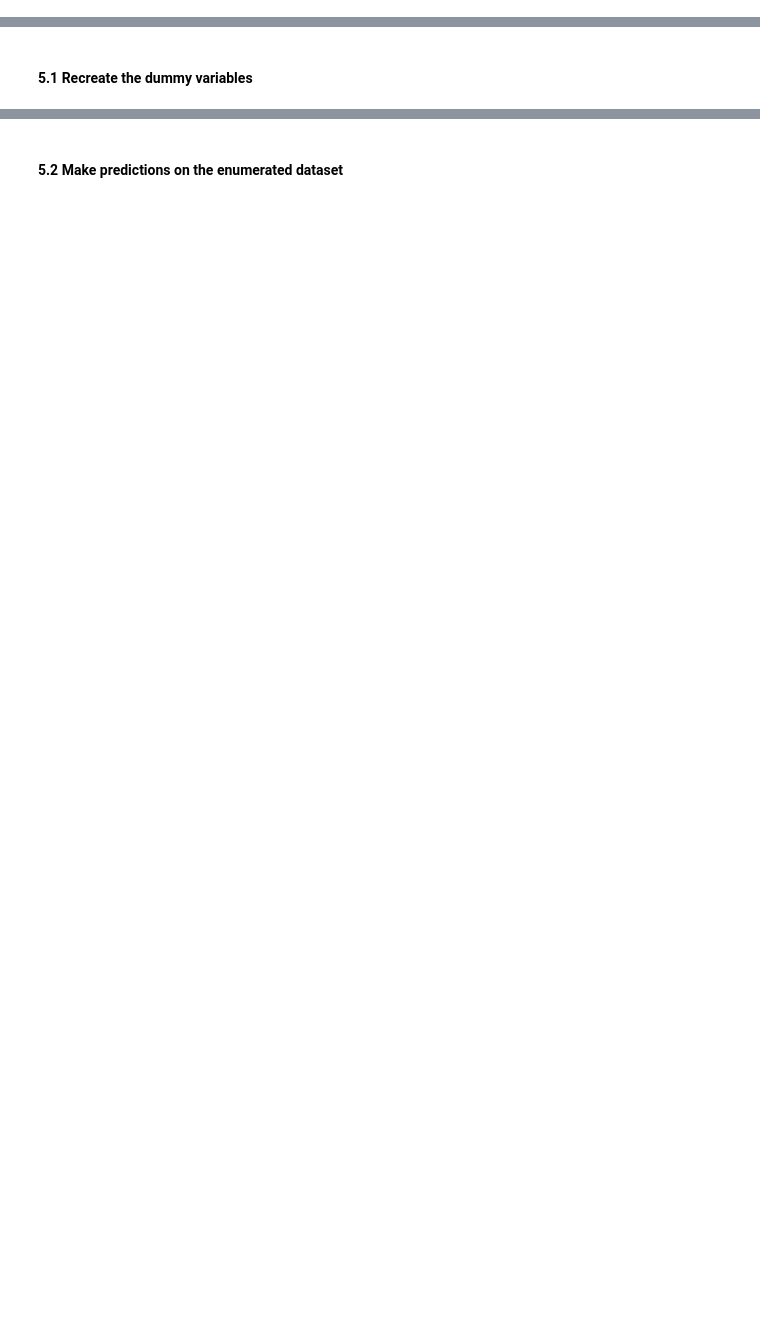
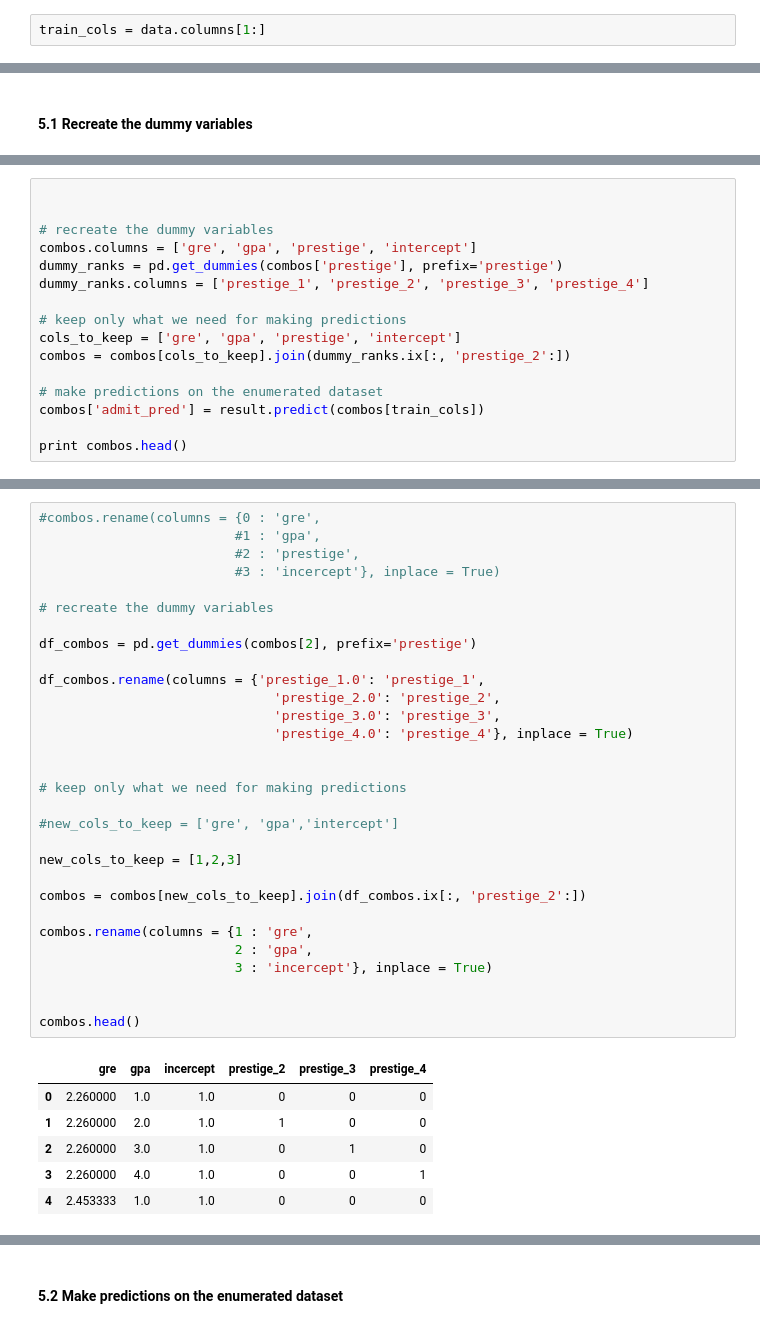
Before and after one commit to schmeline/datasciencelauren, a Jupyter notebook: projects/project-3/starter-code/project3-eline.ipynb, the cells around one changed output, grey strips where cells are left out. Drawn from its saved outputs; the diff is of its cells as text; blank space fills up the shorter version.

```diff
--- a/projects/project-3/starter-code/project3-eline.ipynb
+++ b/projects/project-3/starter-code/project3-eline.ipynb
@@ -171,2 +160,4 @@ train_cols =
+# %%
+train_cols = data.columns[1:]
 # %% [markdown]
 #### 4.2 Fit the model
@@ -264,0 +315,16 @@ combos = pd.DataFrame(cartesian([gres, gpas, [1, 2, 3, 4], [1.]]))
+# %%
+
+
+# recreate the dummy variables
+combos.columns = ['gre', 'gpa', 'prestige', 'intercept']
+dummy_ranks = pd.get_dummies(combos['prestige'], prefix='prestige')
+dummy_ranks.columns = ['prestige_1', 'prestige_2', 'prestige_3', 'prestige_4']
+
+# keep only what we need for making predictions
+cols_to_keep = ['gre', 'gpa', 'prestige', 'intercept']
+combos = combos[cols_to_keep].join(dummy_ranks.ix[:, 'prestige_2':])
+
+# make predictions on the enumerated dataset
+combos['admit_pred'] = result.predict(combos[train_cols])
+
+print combos.head()
@@ -264,0 +345,37 @@ combos = pd.DataFrame(cartesian([gres, gpas, [1, 2, 3, 4], [1.]]))
+# %%
+#combos.rename(columns = {0 : 'gre',
+                         #1 : 'gpa',
+                         #2 : 'prestige',
+                         #3 : 'incercept'}, inplace = True)
+
+# recreate the dummy variables
+
+df_combos = pd.get_dummies(combos[2], prefix='prestige')
+
+df_combos.rename(columns = {'prestige_1.0': 'prestige_1',
+                              'prestige_2.0': 'prestige_2',
+                              'prestige_3.0': 'prestige_3',
+                              'prestige_4.0': 'prestige_4'}, inplace = True)
+
+
+# keep only what we need for making predictions
+
+#new_cols_to_keep = ['gre', 'gpa','intercept']
+
+new_cols_to_keep = [1,2,3]
+
+combos = combos[new_cols_to_keep].join(df_combos.ix[:, 'prestige_2':])
+
+combos.rename(columns = {1 : 'gre',
+                         2 : 'gpa',
+                         3 : 'incercept'}, inplace = True)
+
+
+combos.head()
+# %% [output]
+|  | gre | gpa | incercept | prestige_2 | prestige_3 | prestige_4 |
+| 0 | 2.260000 | 1.0 | 1.0 | 0 | 0 | 0 |
+| 1 | 2.260000 | 2.0 | 1.0 | 1 | 0 | 0 |
+| 2 | 2.260000 | 3.0 | 1.0 | 0 | 1 | 0 |
+| 3 | 2.260000 | 4.0 | 1.0 | 0 | 0 | 1 |
+| 4 | 2.453333 | 1.0 | 1.0 | 0 | 0 | 0 |
```
Also changed, not shown: parts of 33 cells of this notebook, 3 other files.
